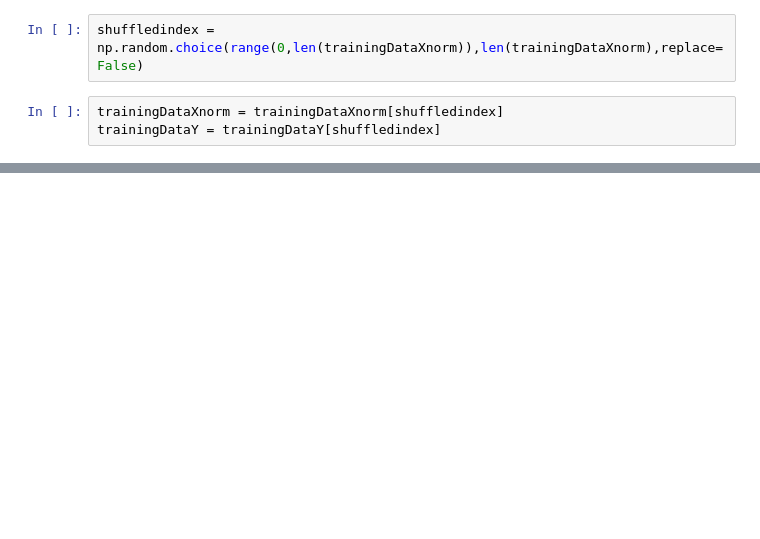
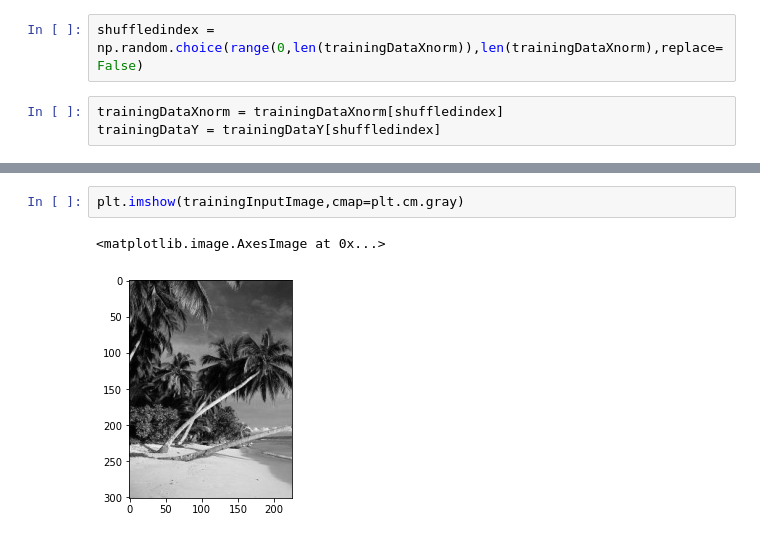
Before and after one commit to jainsanyam786/Intro_To_AI, a Jupyter notebook: Project4/Project 4 Image Recoloration - Part 1b.ipynb, the cells around one changed output, grey strips where cells are left out. Saved outputs shown, nothing was run; the diff lists cells and outputs as text; blank space fills up the shorter version.

```diff
--- a/Project4/Project 4 Image Recoloration - Part 1b.ipynb
+++ b/Project4/Project 4 Image Recoloration - Part 1b.ipynb
@@ -213,0 +286,5 @@ print(W)
+# %%
+plt.imshow(trainingInputImage,cmap=plt.cm.gray)
+# %% [output]
+<matplotlib.image.AxesImage at 0x...>
+[figure, added]
```
Also changed, not shown: parts of 23 cells of this notebook.
